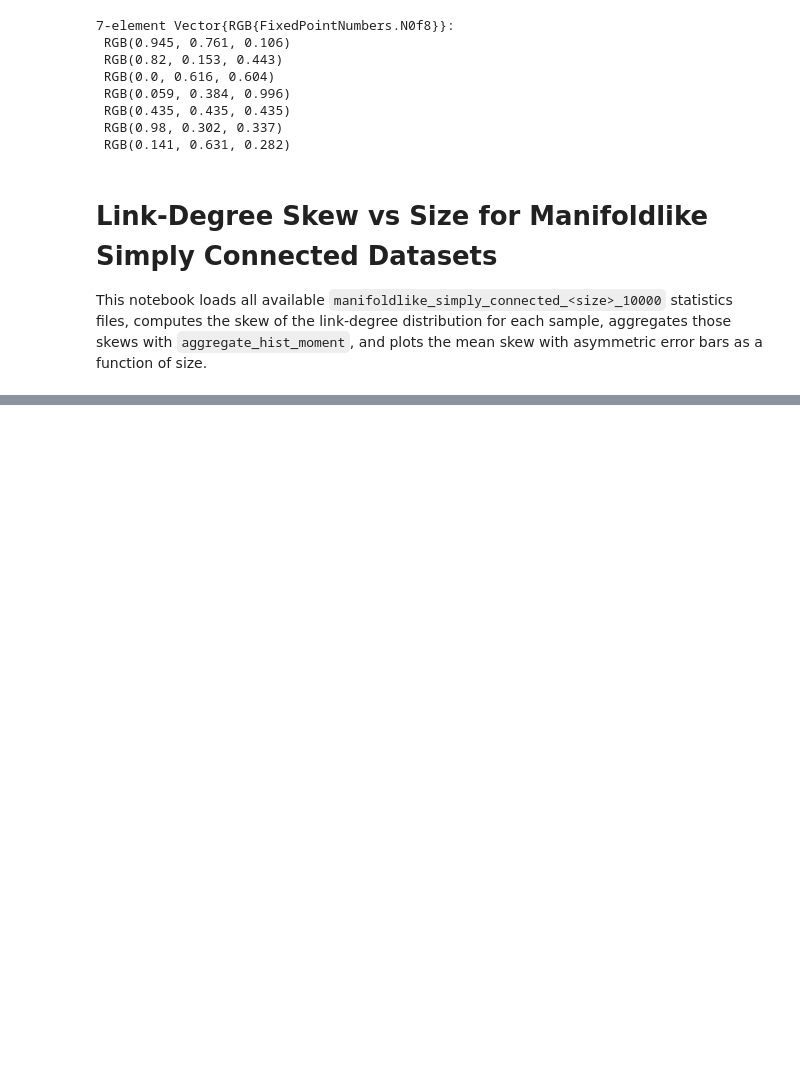
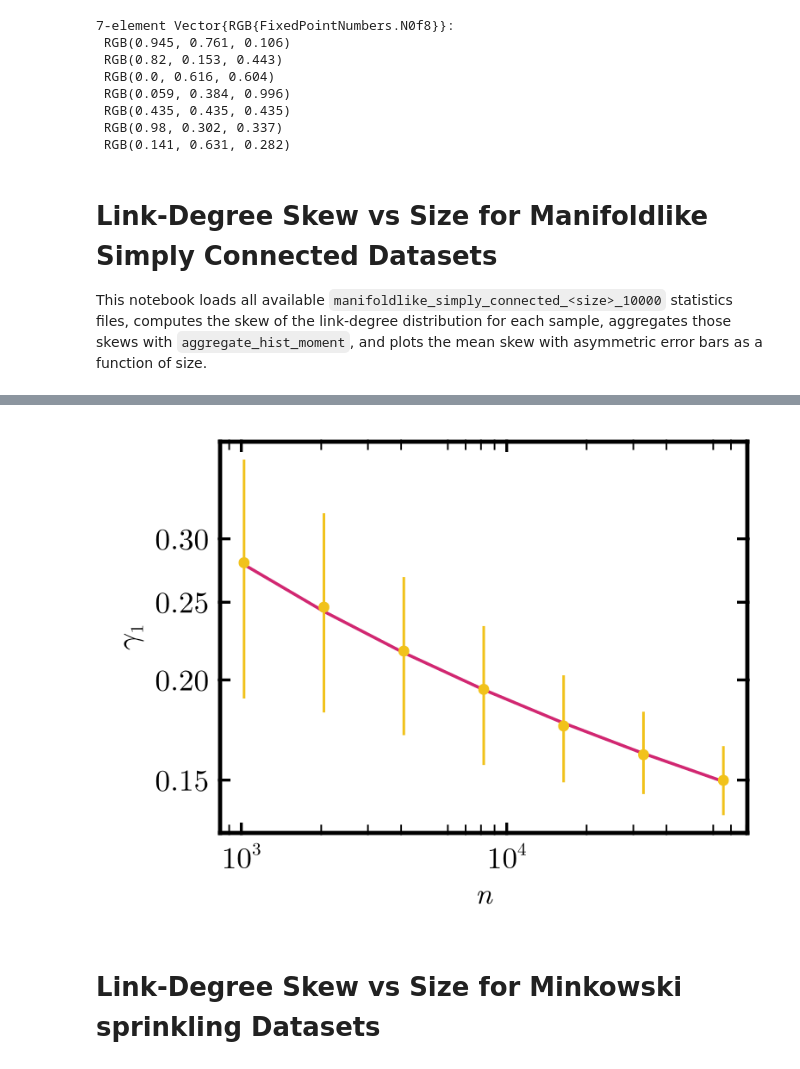
Before and after one commit to causal-wagner/CausalSetZoology, a Jupyter notebook: analysis/degree_sizes.ipynb, the cells around one changed output, grey strips where cells are left out. Drawn from its saved outputs; the diff is of its cells as text; code cells hidden in the pictures; blank space fills up the shorter version.

```diff
--- a/analysis/degree_sizes.ipynb
+++ b/analysis/degree_sizes.ipynb
@@ -1129,0 +144,26 @@ c_const =[0.01434164658286097, 0.013537331679274796, 0.013240888835183148, 0.012
+# %%
+figsize = apply_paper_theme!(; logscale_x = true, logscale_y = true, magnification = 1.2)
+
+fig = Figure(size = figsize)
+ax = Axis(
+    fig[1, 1];
+    xlabel = L"n",
+    ylabel = L"\gamma_1",
+#    title = "Manifoldlike simply connected link-degree skew",
+    xscale = log10,
+    yscale = log10,
+    yticks = [0.15, 0.2, 0.25, .3, .4, .5],
+    xticks = ([1e3,1e4], [L"10^3", L"10^4"])
+)
+
+lines!(ax, sizes_man_2, 1.34 ./ log.(0.12*sizes_man_2), color = colors[2])
+errorbars!(ax, sizes_man_2, skew_means_man_2, skew_lows_man_2, skew_highs_man_2,)
+scatter!(ax, sizes_man_2, skew_means_man_2; marker = :circle)
+
+save(fig_path("graph_observables/degree_skew_size_scaling.pdf"), fig)
+
+fig
+# %% [output]
+[figure, added]
+# %% [markdown]
+# Link-Degree Skew vs Size for Minkowski sprinkling Datasets
```
Also changed, not shown: parts of 40 cells of this notebook, 8 other files.
